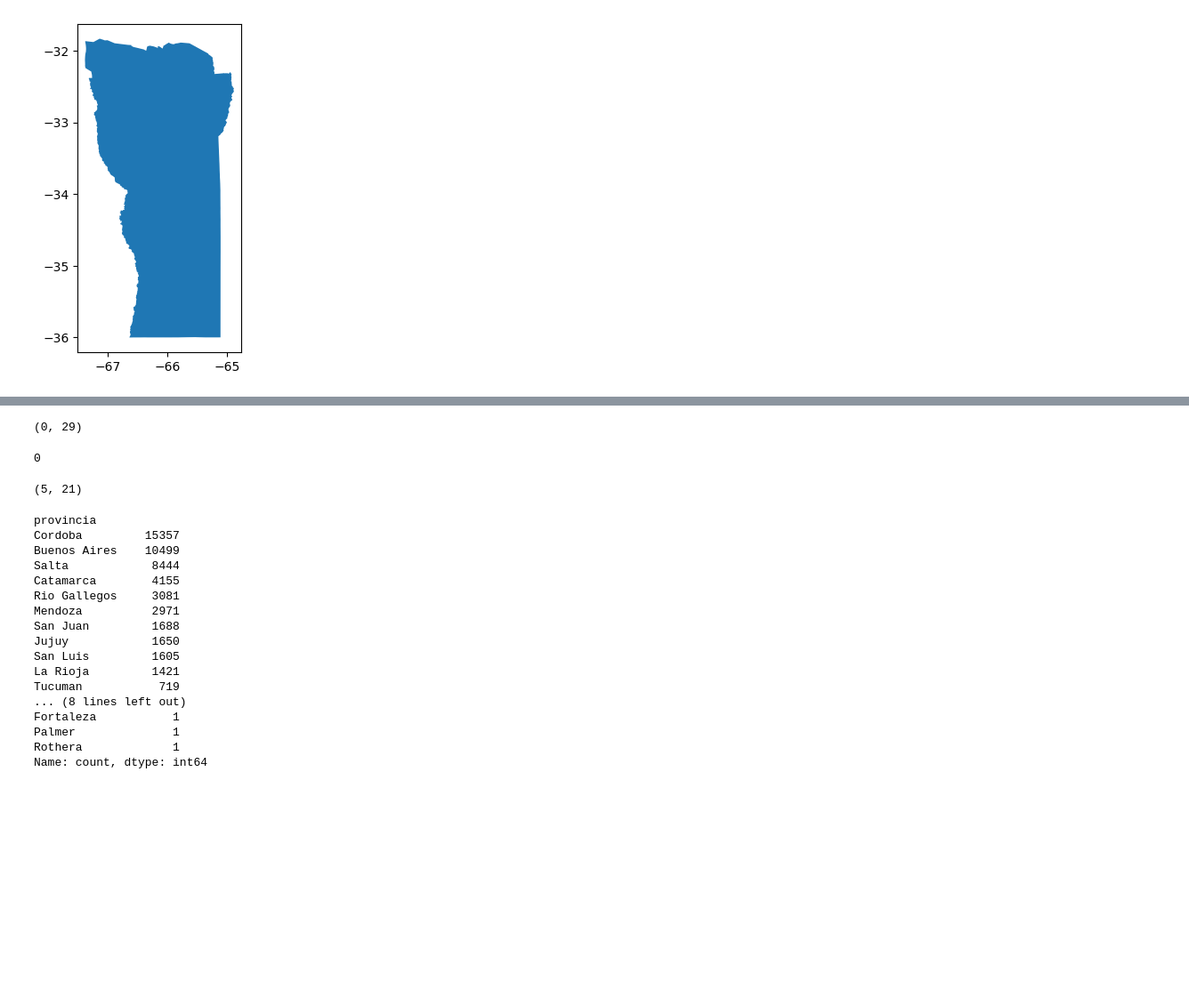
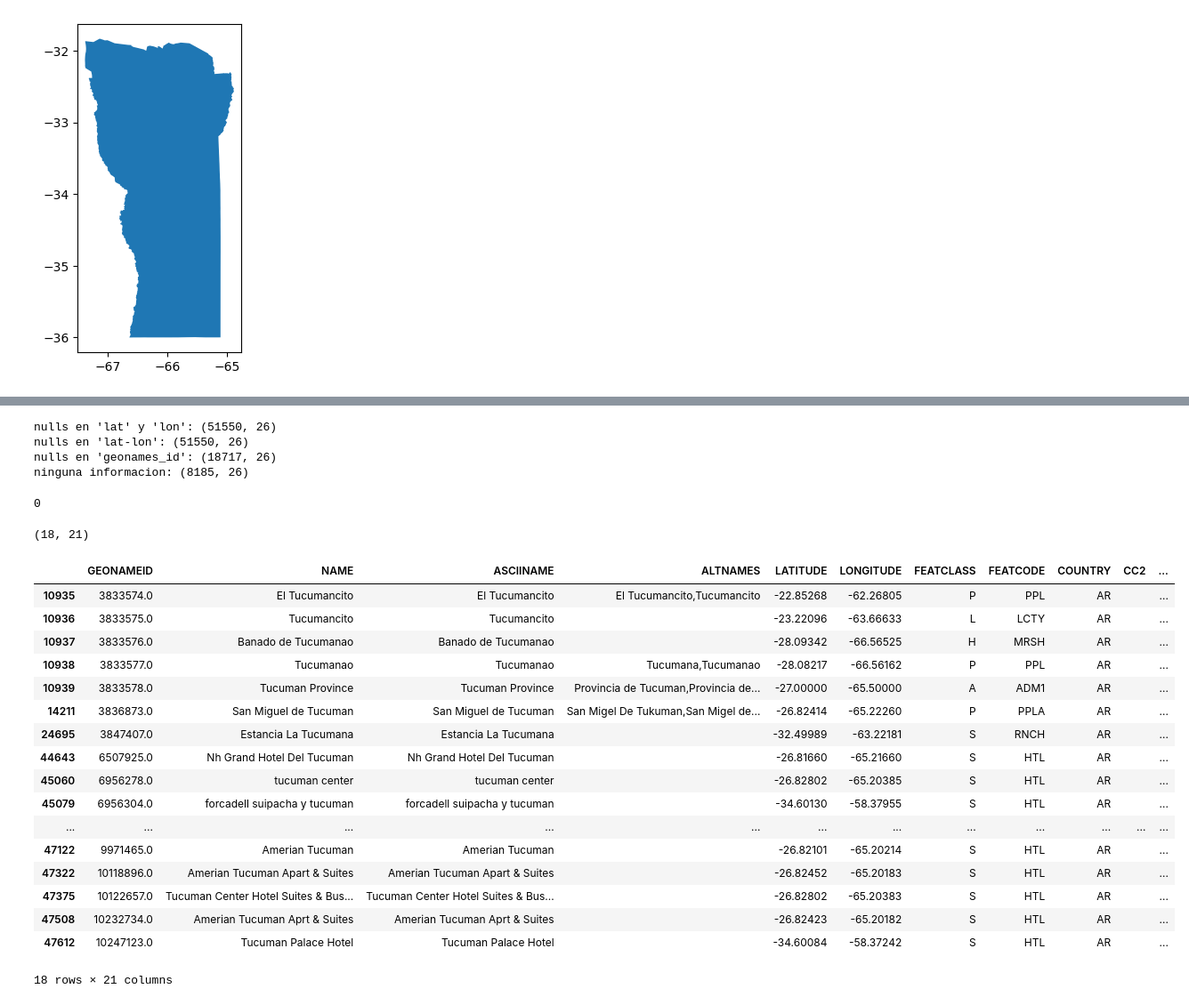
Before and after one commit to juansv2k2/property-price-analysis, a Jupyter notebook: Grupo 7.ipynb, the cells around one changed output, grey strips where cells are left out. Shown at 89% size. Cells and saved outputs as stored; diff of their text form; code cells hidden in the pictures; blank space fills up the shorter version.

Commit message:
finalizada la geografia

```diff
--- a/Grupo 7.ipynb
+++ b/Grupo 7.ipynb
@@ -156,15 +208,28 @@ data_geonames.head(5)
 5 rows × 21 columns
 # %%
 # cuento cuantas filas hay en df_properatti que no tienen ninguna info geografica
+
 mask_lat_lon = np.logical_and(df_properatti['lat'].isnull(), df_properatti['lon'].isnull())
-mask_geonames = np.logical_and(df_properatti['lat-lon'].isnull(), df_properatti['geonames_id'].isnull() )
+mask_latlon = df_properatti['lat-lon'].isnull()
+mask_geonames = df_properatti['geonames_id'].isnull()
 combined_mask = mask_lat_lon & mask_geonames
 
 
-head_of_filtered_df = df_properatti.loc[mask_lat_lon]
-head_of_filtered_df.shape
+geografia_filtered_df = df_properatti.loc[mask_lat_lon]
+print("nulls en 'lat' y 'lon': " f"{geografia_filtered_df.shape}")
+geografia_filtered_df = df_properatti.loc[mask_latlon]
+print("nulls en 'lat-lon': " f"{geografia_filtered_df.shape}")
+# 'lat', 'lon' y 'lat-lon' tienen la misma info
+
+geografia_filtered_df = df_properatti.loc[mask_geonames]
+print("nulls en 'geonames_id': " f"{geografia_filtered_df.shape}")
+geografia_filtered_df = df_properatti.loc[combined_mask]
+print("ninguna informacion: " f"{geografia_filtered_df.shape}")
 # %% [output]
-(0, 29)
+nulls en 'lat' y 'lon': (51550, 26)
+nulls en 'lat-lon': (51550, 26)
+nulls en 'geonames_id': (18717, 26)
+ninguna informacion: (8185, 26)
 # %%
 # Chequeo si falta algun dato de lugar(pais provincia ciudad)
 
@@ -173,31 +238,43 @@ df_properatti.place_with_parent_names.isnull().sum()
 # Todos tienen algun tipo de informacion de lugar(pais provincia ciudad)
 # %% [output]
 0
+# %%
+# Filtro los acentos
+columns_2 = ['place_with_parent_names']
+columns_1 = ['NAME', 'ASCIINAME']
+# Create a function to remove accents from a string
+def remove_accents(text):
+    return unidecode(text) if pd.notna(text) else text
+
+# Apply the function to specified columns
+
+df_properatti[columns_2] = df_properatti[columns_2].applymap(remove_accents)
+data_geonames[columns_1] = data_geonames[columns_1].applymap(remove_accents)
 # %%
 # Busca un string
-substring_to_search = 'Villa Merc'
+substring_to_search = 'Tucuman'
 
 # Creo mascara booleana
 substring_mask = data_geonames['NAME'].str.contains(substring_to_search, case=False)
 print(data_geonames[substring_mask].shape)
-
-data_geonames['provincia'].value_counts()
+data_geonames[substring_mask]
 # %% [output]
-(5, 21)
+(18, 21)
+|  | GEONAMEID | NAME | ASCIINAME | ALTNAMES | LATITUDE | LONGITUDE | FEATCLASS | FEATCODE | COUNTRY | CC2 | ... |
+| 10935 | 3833574.0 | El Tucumancito | El Tucumancito | El Tucumancito,Tucumancito | -22.85268 | -62.26805 | P | PPL | AR |  | ... |
+| 10936 | 3833575.0 | Tucumancito | Tucumancito |  | -23.22096 | -63.66633 | L | LCTY | AR |  | ... |
+| 10937 | 3833576.0 | Banado de Tucumanao | Banado de Tucumanao |  | -28.09342 | -66.56525 | H | MRSH | AR |  | ... |
+| 10938 | 3833577.0 | Tucumanao | Tucumanao | Tucumana,Tucumanao | -28.08217 | -66.56162 | P | PPL | AR |  | ... |
+| 10939 | 3833578.0 | Tucuman Province | Tucuman Province | Provincia de Tucuman,Provincia de... | -27.00000 | -65.50000 | A | ADM1 | AR |  | ... |
+| 14211 | 3836873.0 | San Miguel de Tucuman | San Miguel de Tucuman | San Migel De Tukuman,San Migel de... | -26.82414 | -65.22260 | P | PPLA | AR |  | ... |
+| 24695 | 3847407.0 | Estancia La Tucumana | Estancia La Tucumana |  | -32.49989 | -63.22181 | S | RNCH | AR |  | ... |
+| 44643 | 6507925.0 | Nh Grand Hotel Del Tucuman | Nh Grand Hotel Del Tucuman |  | -26.81660 | -65.21660 | S | HTL | AR |  | ... |
+| 45060 | 6956278.0 | tucuman center | tucuman center |  | -26.82802 | -65.20385 | S | HTL | AR |  | ... |
+| 45079 | 6956304.0 | forcadell suipacha y tucuman | forcadell suipacha y tucuman |  | -34.60130 | -58.37955 | S | HTL | AR |  | ... |
+| ... | ... | ... | ... | ... | ... | ... | ... | ... | ... | ... | ... |
+| 47122 | 9971465.0 | Amerian Tucuman | Amerian Tucuman |  | -26.82101 | -65.20214 | S | HTL | AR |  | ... |
+| 47322 | 10118896.0 | Amerian Tucuman Apart & Suites | Amerian Tucuman Apart & Suites |  | -26.82452 | -65.20183 | S | HTL | AR |  | ... |
+| 47375 | 10122657.0 | Tucuman Center Hotel Suites & Bus... | Tucuman Center Hotel Suites & Bus... |  | -26.82802 | -65.20383 | S | HTL | AR |  | ... |
+| 47508 | 10232734.0 | Amerian Tucuman Aprt & Suites | Amerian Tucuman Aprt & Suites |  | -26.82423 | -65.20182 | S | HTL | AR |  | ... |
+| 47612 | 10247123.0 | Tucuman Palace Hotel | Tucuman Palace Hotel |  | -34.60084 | -58.37242 | S | HTL | AR |  | ... |
-provincia
-Cordoba         15357
-Buenos Aires    10499
-Salta            8444
-Catamarca        4155
-Rio Gallegos     3081
-Mendoza          2971
-San Juan         1688
-Jujuy            1650
-San Luis         1605
-La Rioja         1421
-Tucuman           719
-... (8 lines left out)
-Fortaleza           1
-Palmer              1
-Rothera             1
-Name: count, dtype: int64
+18 rows × 21 columns
```
Also changed, not shown: parts of 29 cells of this notebook.
